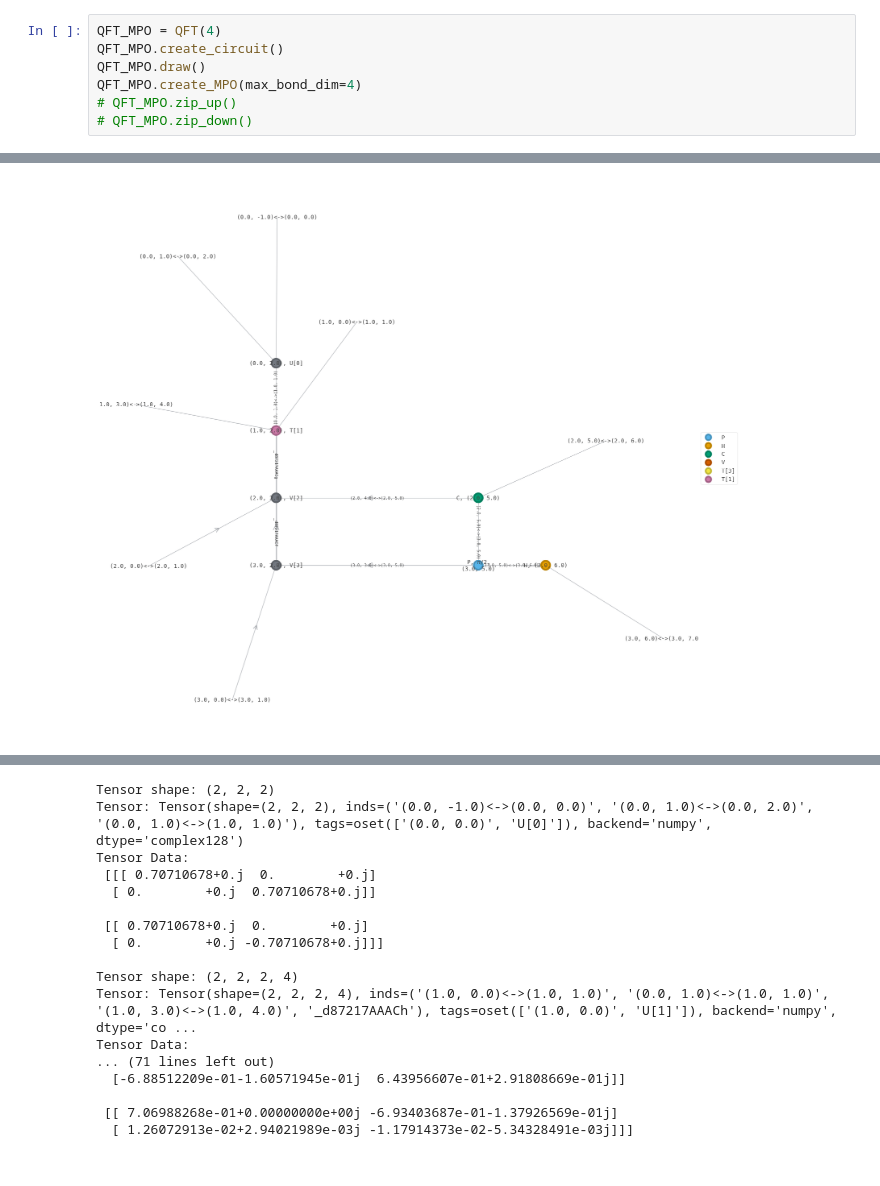
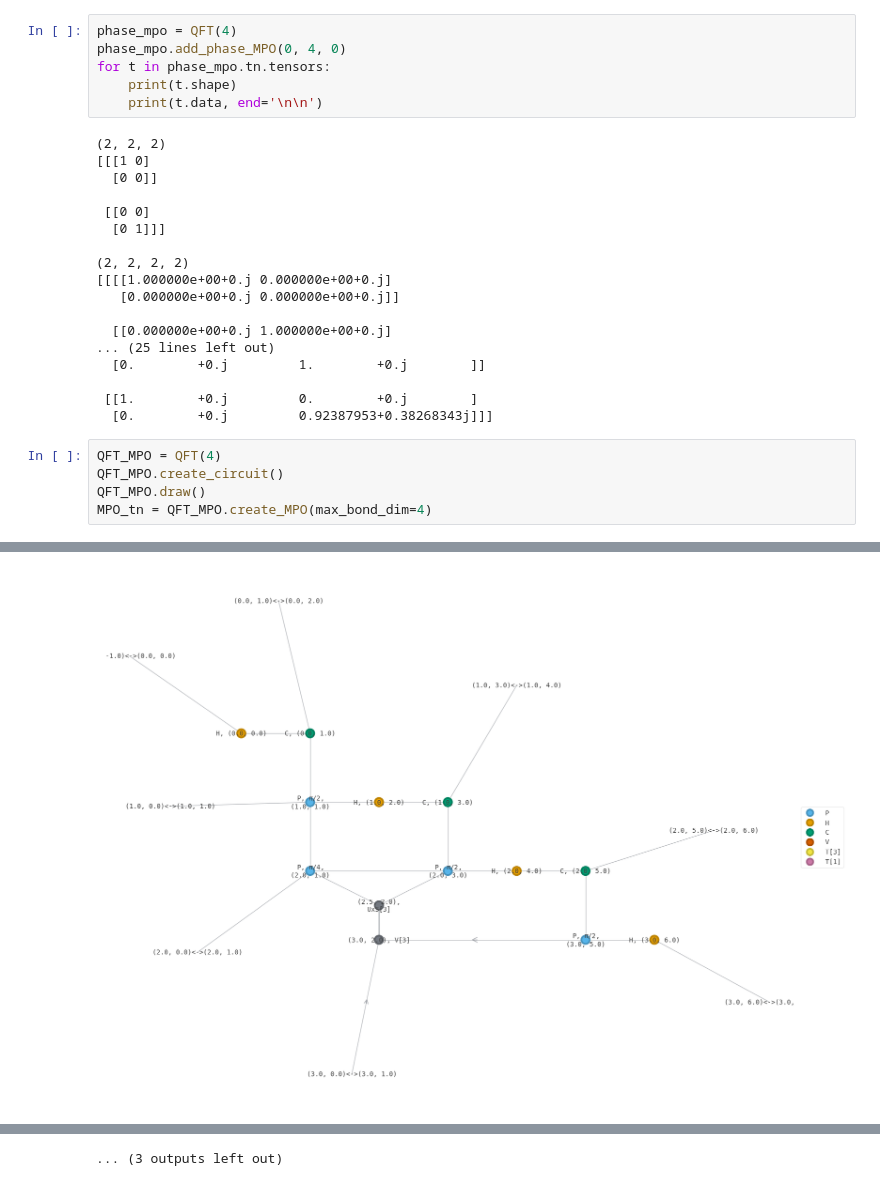
Before and after one commit to the-iron-ryan/MPO_QFT, a Jupyter notebook: QFT_MPO.ipynb, the cells around one changed output, grey strips where cells are left out. Saved outputs shown, nothing was run; the diff lists cells and outputs as text.

Commit message:
Fixnig phase gate tensors

```diff
--- a/QFT_MPO.ipynb
+++ b/QFT_MPO.ipynb
@@ -671,8 +18,30 @@ numpy
+# %%
+phase_mpo = QFT(4)
+phase_mpo.add_phase_MPO(0, 4, 0)
+for t in phase_mpo.tn.tensors:
+    print(t.shape)
+    print(t.data, end='\n\n')
+# %% [output]
+(2, 2, 2)
+[[[1 0]
+  [0 0]]
+
+ [[0 0]
+  [0 1]]]
+
+(2, 2, 2, 2)
+[[[[1.000000e+00+0.j 0.000000e+00+0.j]
+   [0.000000e+00+0.j 0.000000e+00+0.j]]
+
+  [[0.000000e+00+0.j 1.000000e+00+0.j]
+... (25 lines left out)
+  [0.        +0.j         1.        +0.j        ]]
+
+ [[1.        +0.j         0.        +0.j        ]
+  [0.        +0.j         0.92387953+0.38268343j]]]
 # %%
 QFT_MPO = QFT(4)
 QFT_MPO.create_circuit()
 QFT_MPO.draw()
-QFT_MPO.create_MPO(max_bond_dim=4)
-# QFT_MPO.zip_up()
-# QFT_MPO.zip_down()
+MPO_tn = QFT_MPO.create_MPO(max_bond_dim=4)
 # %% [output]
@@ -680 +49 @@ QFT_MPO.create_MPO(max_bond_dim=4)
-[figure, old version]
+[figure, new version]
@@ -683,17 +60 @@ QFT_MPO.create_MPO(max_bond_dim=4)
-Tensor shape: (2, 2, 2)
-Tensor: Tensor(shape=(2, 2, 2), inds=('(0.0, -1.0)<->(0.0, 0.0)', '(0.0, 1.0)<->(0.0, 2.0)', '(0.0, 1.0)<->(1.0, 1.0)'), tags=oset(['(0.0, 0.0)', 'U[0]']), backend='numpy', dtype='complex128')
-Tensor Data:
- [[[ 0.70710678+0.j  0.        +0.j]
-  [ 0.        +0.j  0.70710678+0.j]]
-
- [[ 0.70710678+0.j  0.        +0.j]
-  [ 0.        +0.j -0.70710678+0.j]]]
-
-Tensor shape: (2, 2, 2, 4)
-Tensor: Tensor(shape=(2, 2, 2, 4), inds=('(1.0, 0.0)<->(1.0, 1.0)', '(0.0, 1.0)<->(1.0, 1.0)', '(1.0, 3.0)<->(1.0, 4.0)', '_d87217AAACh'), tags=oset(['(1.0, 0.0)', 'U[1]']), backend='numpy', dtype='co ...
-Tensor Data:
-... (71 lines left out)
-  [-6.88512209e-01-1.60571945e-01j  6.43956607e-01+2.91808669e-01j]]
-
- [[ 7.06988268e-01+0.00000000e+00j -6.93403687e-01-1.37926569e-01j]
-  [ 1.26072913e-02+2.94021989e-03j -1.17914373e-02-5.34328491e-03j]]]
+... (3 outputs left out)
```
Also changed, not shown: parts of 25 cells of this notebook, 3 other files.
